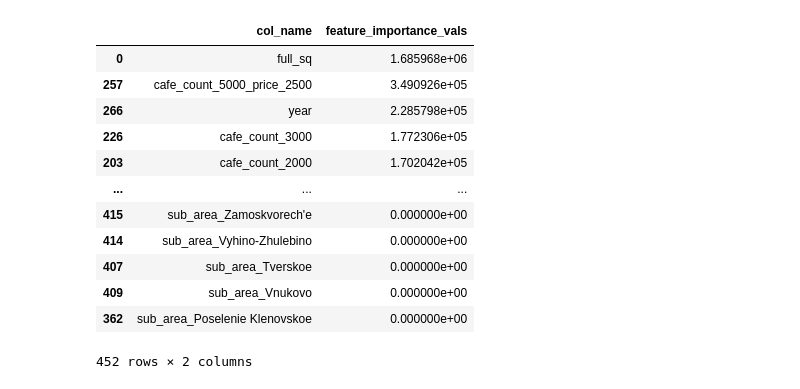
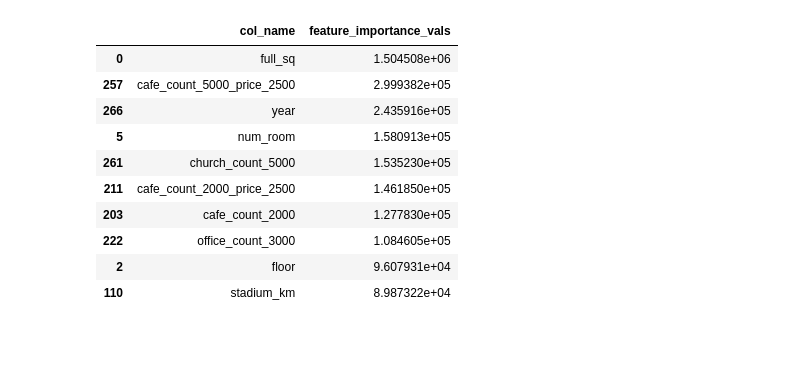
Before and after one commit to AndrewNYK/Sberbank-Market-Price-Prediction, a Jupyter notebook: Testing/xgb/xgb_kfolds.ipynb, the cells around one changed output. Cells and saved outputs as stored; diff of their text form; code cells hidden in the pictures; blank space fills up the shorter version.

```diff
--- a/Testing/xgb/xgb_kfolds.ipynb
+++ b/Testing/xgb/xgb_kfolds.ipynb
@@ -260,18 +217,17 @@ print(rmsles)
-# %%
-most_important_features[0]
-# %% [output]
-|  | col_name | feature_importance_vals |
-| 0 | full_sq | 1.685968e+06 |
-| 257 | cafe_count_5000_price_2500 | 3.490926e+05 |
-| 266 | year | 2.285798e+05 |
-| 226 | cafe_count_3000 | 1.772306e+05 |
-| 203 | cafe_count_2000 | 1.702042e+05 |
-| ... | ... | ... |
-| 415 | sub_area_Zamoskvorech'e | 0.000000e+00 |
-| 414 | sub_area_Vyhino-Zhulebino | 0.000000e+00 |
-| 407 | sub_area_Tverskoe | 0.000000e+00 |
-| 409 | sub_area_Vnukovo | 0.000000e+00 |
-| 362 | sub_area_Poselenie Klenovskoe | 0.000000e+00 |
-452 rows × 2 columns
+# %%
+for features in most_important_features:
+    display(features.head(10))
+# %% [output]
+|  | col_name | feature_importance_vals |
+| 0 | full_sq | 1.504508e+06 |
+| 257 | cafe_count_5000_price_2500 | 2.999382e+05 |
+| 266 | year | 2.435916e+05 |
+| 5 | num_room | 1.580913e+05 |
+| 261 | church_count_5000 | 1.535230e+05 |
+| 211 | cafe_count_2000_price_2500 | 1.461850e+05 |
+| 203 | cafe_count_2000 | 1.277830e+05 |
+| 222 | office_count_3000 | 1.084605e+05 |
+| 2 | floor | 9.607931e+04 |
+| 110 | stadium_km | 8.987322e+04 |
 # %%
 limit = 90
```
Also changed, not shown: parts of 13 cells of this notebook, 17 other files.
